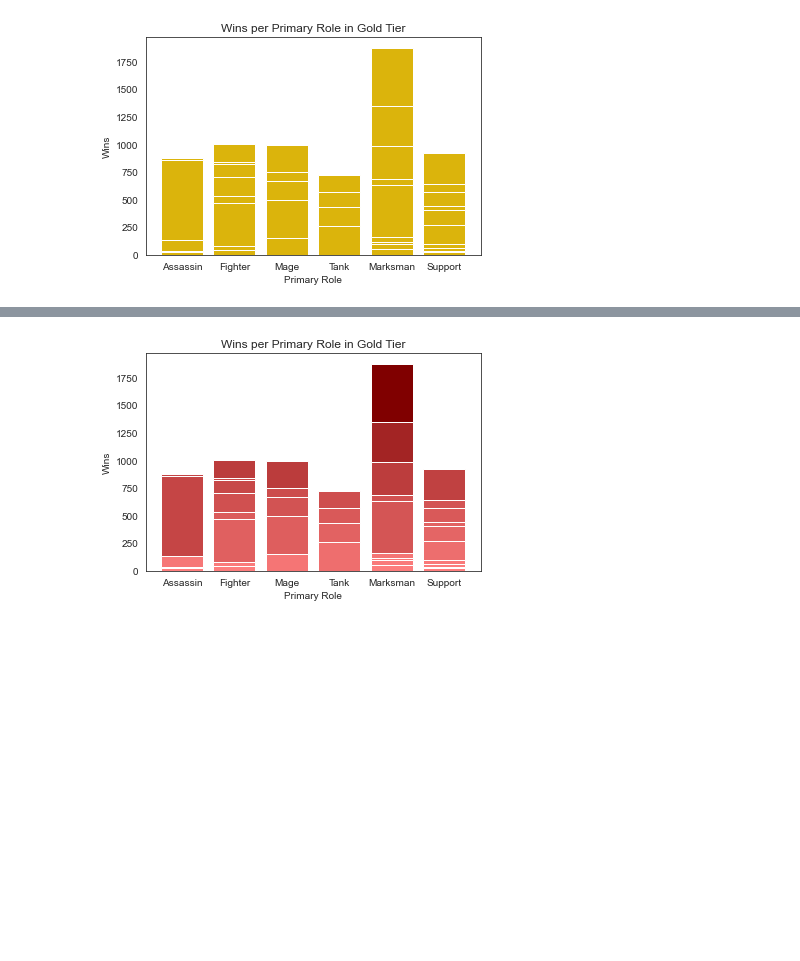
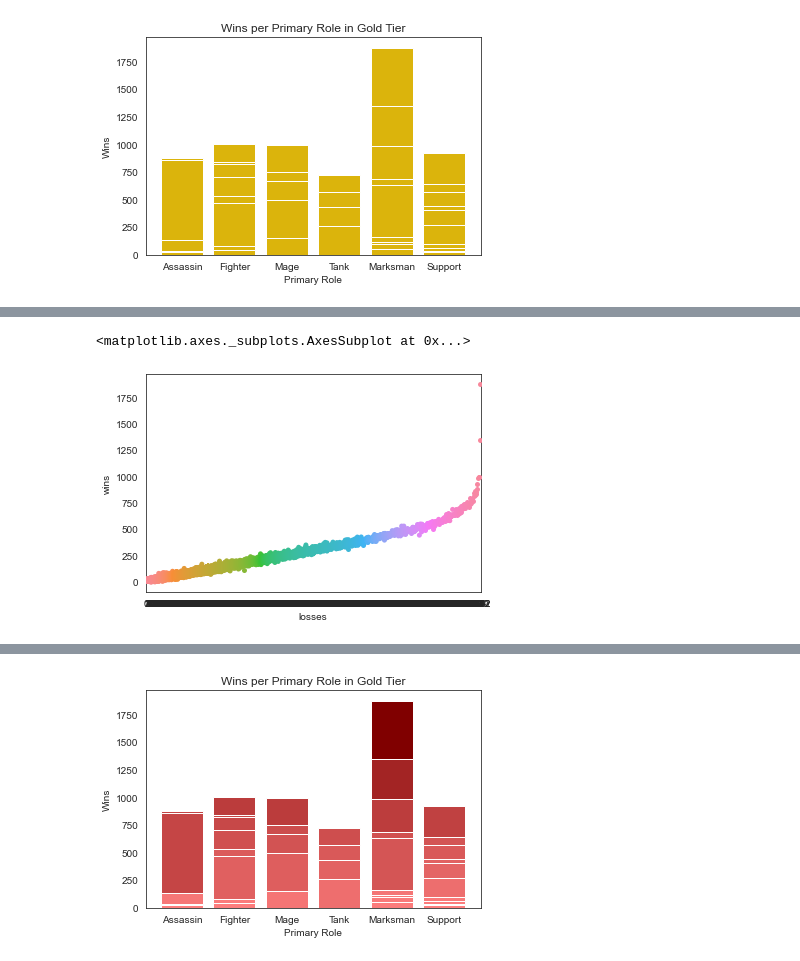
Before and after one commit to Hollow24/Group-3-Project, a Jupyter notebook: analysis_102620.ipynb, the cells around one changed output, grey strips where cells are left out. Cells and saved outputs as stored; diff of their text form; code cells hidden in the pictures; blank space fills up the shorter version.

```diff
--- a/analysis_102620.ipynb
+++ b/analysis_102620.ipynb
@@ -229,2 +249,6 @@ plt.show()
 # %%
-sns.stripplot(x =gold_combined_df['losses'], y = wins, data = gold_combined_df, hue = gold_combined_df['rank'])
+#hue = gold_combined_df['rank']
+sns.stripplot(x =gold_combined_df['losses'], y = gold_combined_df['wins'], data = gold_combined_df)
+# %% [output]
+<matplotlib.axes._subplots.AxesSubplot at 0x...>
+[figure, added]
```
Also changed, not shown: parts of 9 cells of this notebook, 3 other files.
